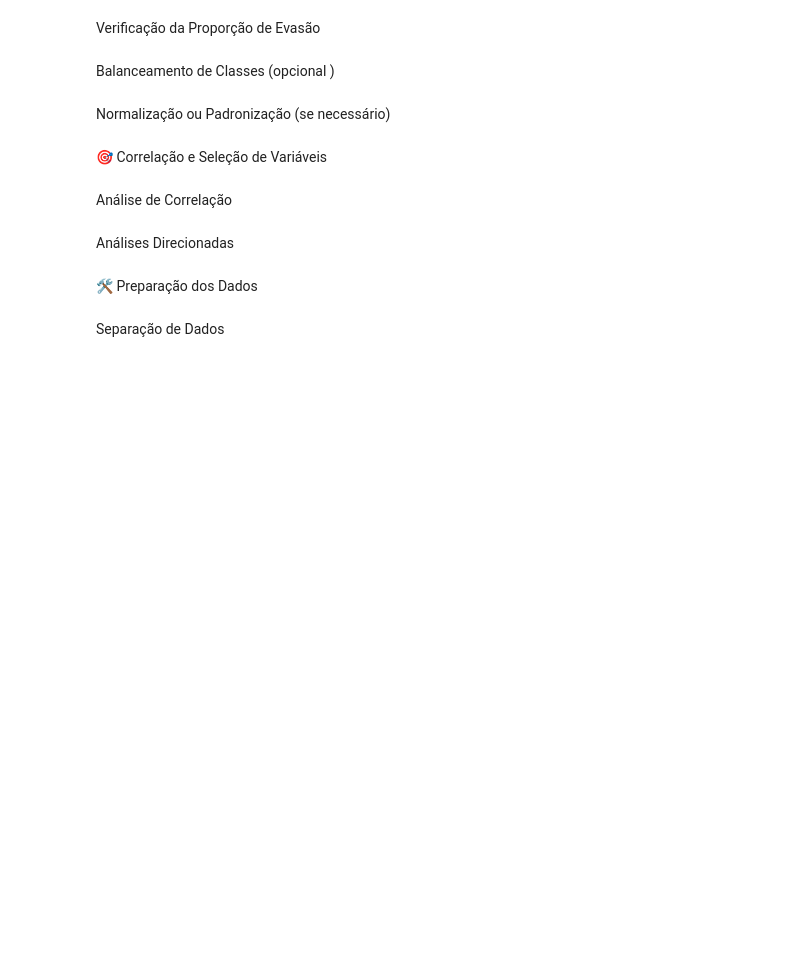
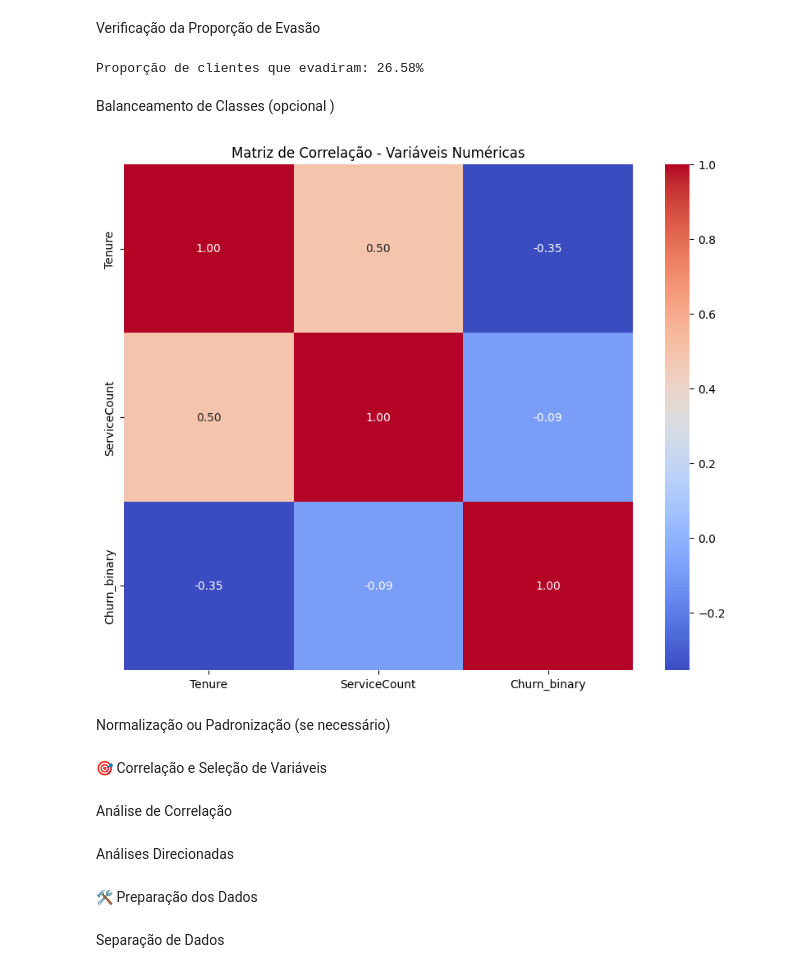
Before and after one commit to JoseSilva84/Desafio-Telecom-X-parte-2, a Jupyter notebook: Desafio Telecom X parte 2.ipynb, the cells around one changed output. Cells and saved outputs as stored; diff of their text form; code cells hidden in the pictures; blank space fills up the shorter version.

```diff
--- a/Desafio Telecom X parte 2.ipynb
+++ b/Desafio Telecom X parte 2.ipynb
@@ -55,3 +55,8 @@ Data columns (total 25 columns):
  24  Churn_binary      6952 non-null   int64
 dtypes: int64(3), object(22)
 memory usage: 1.4+ MB
+# %%
+telecom_dados = pd.read_csv('TelecomX_Data_Clean.csv', sep=';')
+print(telecom_dados.columns)
+print(telecom_dados['Churn'].unique())
+print(telecom_dados['Churn'].value_counts())
@@ -78,18 +96,5 @@ ServiceCount         0
 TenureGroup          0
 Churn_binary         0
 dtype: int64
-# %%
-# Remover linhas com valores nulos na variável alvo
-telecom_dados = telecom_dados.dropna(subset=['Churn']).copy()
-
-# Converter Churn para binário
-telecom_dados['Churn'] = telecom_dados['Churn'].map({'Yes': 1, 'No': 0})
-
-# Ajuste de vírgulas para pontos em colunas numéricas que vieram como string
-for col in ['TotalCharges', 'AvgServiceCost']:
-    telecom_dados[col] = telecom_dados[col].astype(str).str.replace(',', '.', regex=False).astype(float)
-
-# Preencher valores faltantes na AvgServiceCost com mediana
-telecom_dados['AvgServiceCost'] = telecom_dados['AvgServiceCost'].fillna(telecom_dados['AvgServiceCost'].median())
 # %% [markdown]
 Encoding
@@ -95,0 +106,13 @@ Encoding
+# %%
+# Remover linhas com valores nulos na variável alvo
+telecom_dados = telecom_dados.dropna(subset=['Churn']).copy()
+
+# Converter Churn para binário
+telecom_dados['Churn_binary'] = telecom_dados['Churn'].map({'Yes': 1, 'No': 0})
+
+# Ajuste de vírgulas para pontos em colunas numéricas que vieram como string
+for col in ['TotalCharges', 'AvgServiceCost']:
+    telecom_dados[col] = telecom_dados[col].astype(str).str.replace(',', '.', regex=False).astype(float)
+
+# Preencher valores faltantes na AvgServiceCost com mediana
+telecom_dados['AvgServiceCost'] = telecom_dados['AvgServiceCost'].fillna(telecom_dados['AvgServiceCost'].median())
@@ -96,7 +132,20 @@ Encoding
 # %% [markdown]
 Verificação da Proporção de Evasão
+# %%
+telecom_churn = telecom_dados['Churn_binary'].mean()
+print(f"Proporção de clientes que evadiram: {telecom_churn:.2%}")
+# %% [output]
+Proporção de clientes que evadiram: 26.58%
 # %% [markdown]
 Balanceamento de Classes (opcional )
+# %%
+corr = telecom_dados.select_dtypes(include=[np.number]).corr()
+plt.figure(figsize=(10,8))
+sns.heatmap(corr, annot=True, fmt='.2f', cmap='coolwarm')
+plt.title("Matriz de Correlação - Variáveis Numéricas")
+plt.show()
+# %% [output]
+[figure, added]
 # %% [markdown]
 Normalização ou Padronização (se necessário)
 # %% [markdown]
```
Also changed, not shown: parts of 3 cells of this notebook.
